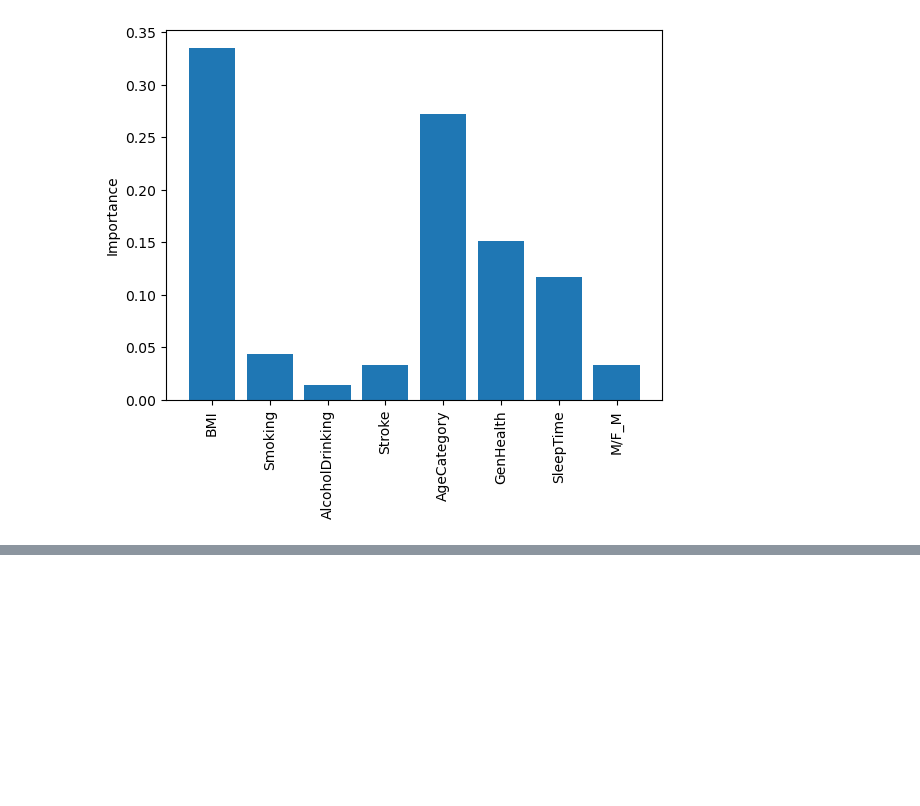
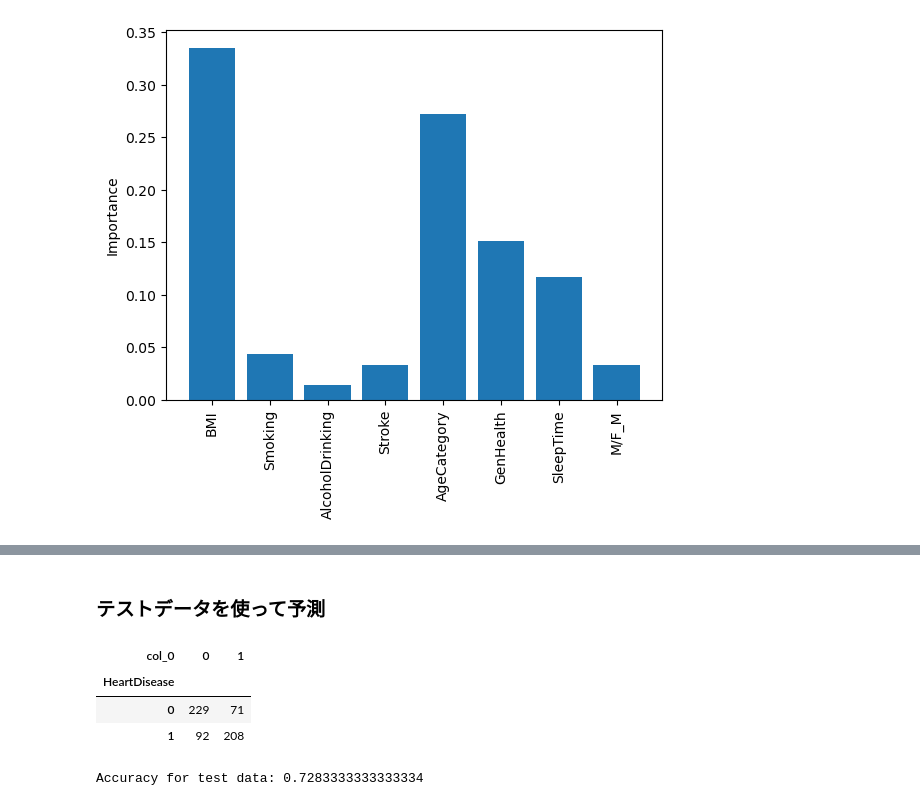
Before and after one commit to Yuji181181/ML_learning, a Jupyter notebook: ML_summary/RFC.ipynb, the cells around one changed output, grey strips where cells are left out. Drawn from its saved outputs; the diff is of its cells as text; code cells hidden in the pictures; blank space fills up the shorter version.

```diff
--- a/ML_summary/RFC.ipynb
+++ b/ML_summary/RFC.ipynb
@@ -145,0 +160,15 @@ plt.xticks(rotation=90)
+# %% [markdown]
+### テストデータを使って予測
+# %%
+y_test_pred = rfc.predict(X_test)
+display(pd.crosstab(y_test, y_test_pred))
+# %% [output]
+| col_0 | 0 | 1 |
+| HeartDisease |  |  |
+| 0 | 229 | 71 |
+| 1 | 92 | 208 |
+# %%
+acc = accuracy_score(y_test, y_test_pred)
+print('Accuracy for test data:', acc)
+# %% [output]
+Accuracy for test data: 0.7283333333333334
```
Also changed, not shown: parts of 7 cells of this notebook.
